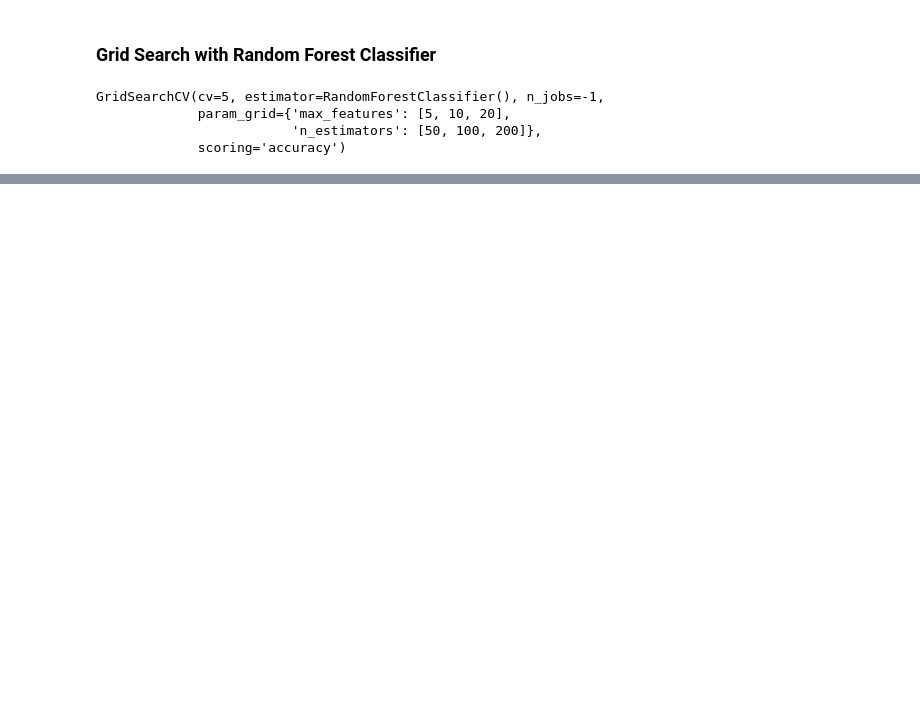
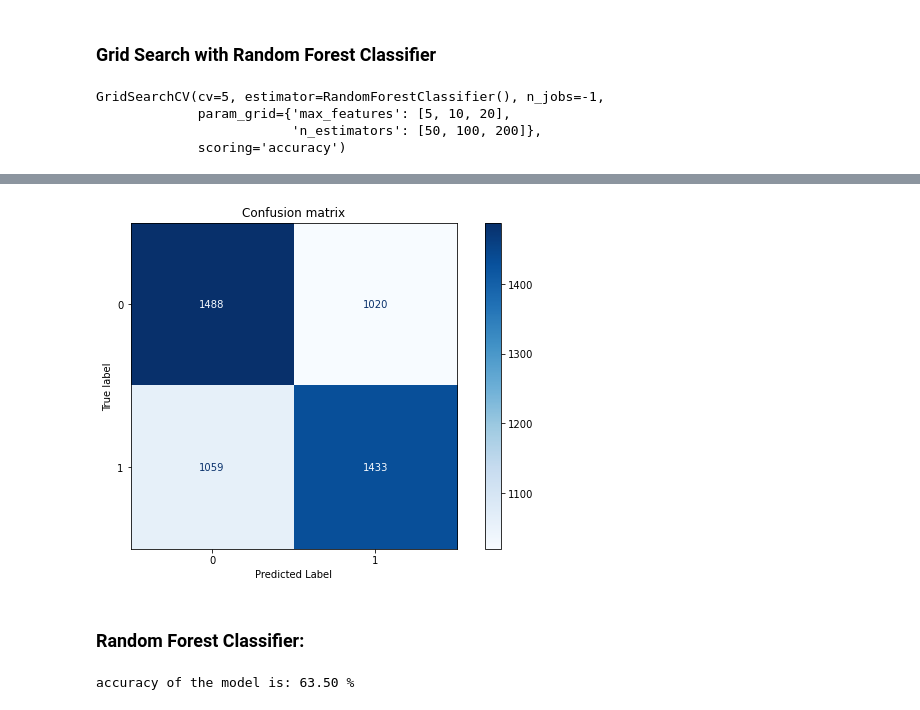
Before and after one commit to kggold4/final-project-data-visualization, a Jupyter notebook: task_3.ipynb, the cells around one changed output, grey strips where cells are left out. Saved outputs shown, nothing was run; the diff lists cells and outputs as text; code cells hidden in the pictures; blank space fills up the shorter version.

```diff
--- a/task_3.ipynb
+++ b/task_3.ipynb
@@ -364,0 +451,18 @@ accuracy of the model is: 64.54 %
+# %%
+# plot the confusion matrix using the my_plot_confusion_matrix function
+my_plot_confusion_matrix(pasting_clf, X_transformed_test, y_test)
+# %% [output]
+[figure, added]
+# %% [markdown]
+### Random Forest Classifier:
+# %%
+rnd_clf = RandomForestClassifier(
+    n_estimators=200,
+    max_features=5,
+    max_depth=16,
+    n_jobs=-1)
+
+# print accuracy
+rnd_clf_auc = print_accuracy(rnd_clf, X_transformed_train, X_transformed_test, y_train, y_test)
+# %% [output]
+accuracy of the model is: 63.50 %
```
Also changed, not shown: parts of 42 cells of this notebook, 2 other files.
